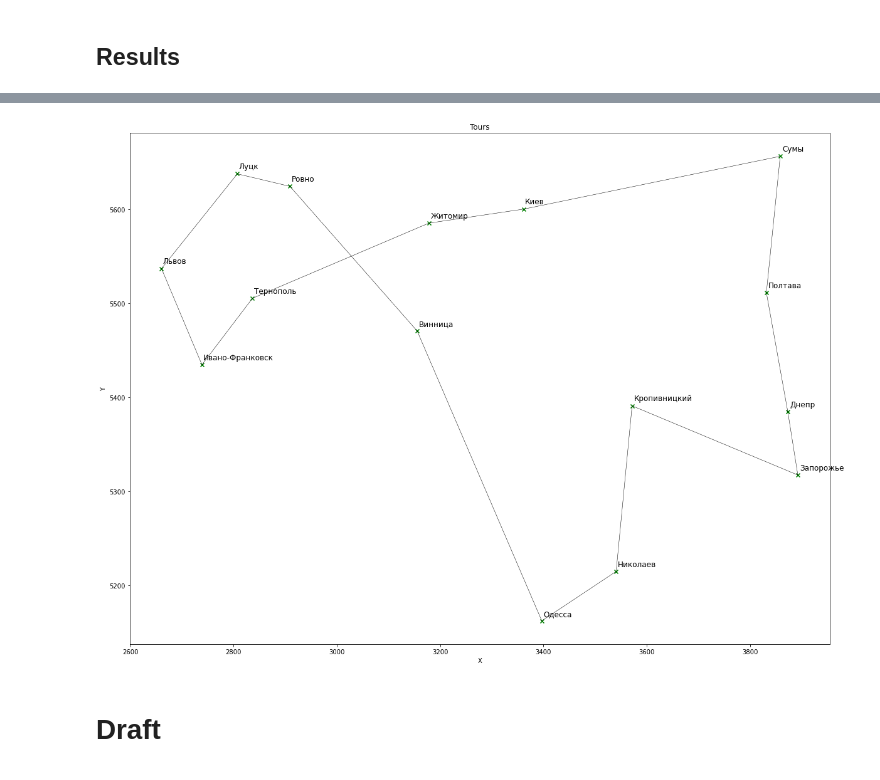
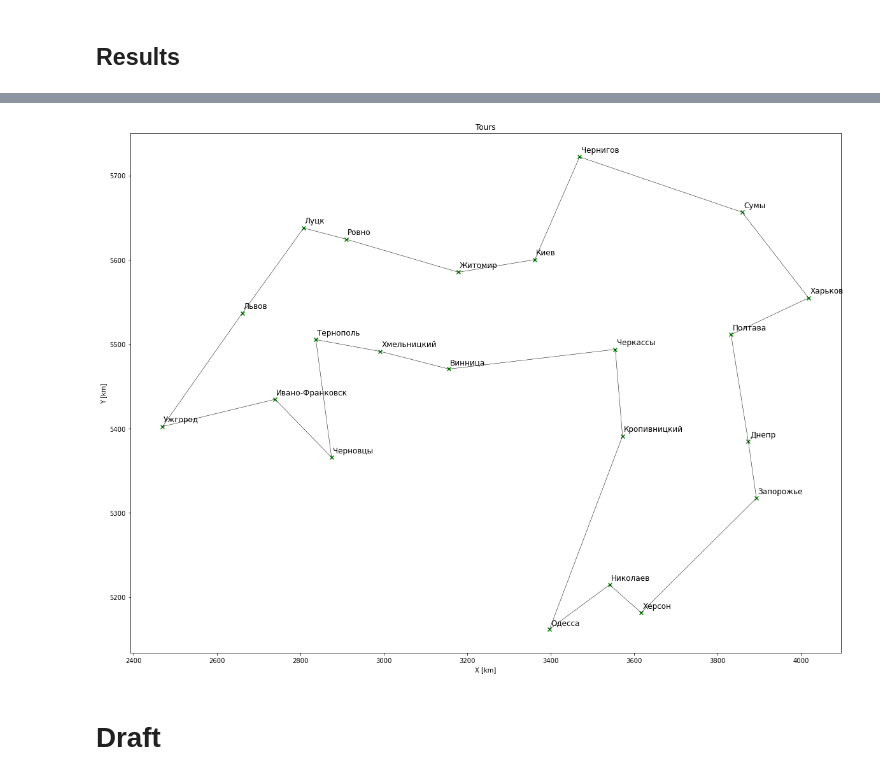
Before and after one commit to ysereda/Traveling_Salesman, a Jupyter notebook: Traveling_Salesman.ipynb, the cells around one changed output, grey strips where cells are left out. Saved outputs shown, nothing was run; the diff lists cells and outputs as text; code cells hidden in the pictures.

Commit message:
22 regional centers Ukraine

```diff
--- a/Traveling_Salesman.ipynb
+++ b/Traveling_Salesman.ipynb
@@ -1,13 +1,11 @@
 # %%
 # City names alphabetically
-cityNames = ['Винница','Днепр','Житомир','Запорожье','Ивано-Франковск','Киев','Кропивницкий','Луцк','Львов','Николаев','Одесса','Полтава','Ровно','Сумы','Тернополь']
-#,'Ужгород','Харьков','Херсон','Хмельницкий','Черкассы','Чернигов','Черновцы'
-# 'Донецк','Луганск','Севастополь','Симферополь',
+cityNames = ['Винница','Днепр','Житомир','Запорожье','Ивано-Франковск','Киев','Кропивницкий','Луцк','Львов','Николаев','Одесса','Полтава','Ровно','Сумы','Тернополь','Ужгород','Харьков','Херсон','Хмельницкий','Черкассы','Чернигов','Черновцы']
+import numpy as np
 # Geographical coordinates in degrees
-import numpy as np
-latitude = np.array([49.2347128, 48.4622135, 50.2678654, 47.8561438, 48.9117518, 50.401699, 48.5187443, 50.73977, 49.8326679, 46.9329791,46.4598865,49.6021346,50.6199879,50.9077873,49.5483334])
-longitude = np.array([28.3995942, 34.8602731, 28.6036778, 35.0352701, 24.6470892, 30.2525101, 32.1456232, 25.2639651, 23.9421958, 31.8679134, 30.5717031,34.4871983,26.1815768,34.7280598,25.5276293])
-
+latitude = np.array([49.2347128, 48.4622135, 50.2678654, 47.8561438, 48.9117518, 50.401699, 48.5187443, 50.73977, 49.8326679, 46.9329791,46.4598865,49.6021346,50.6199879,50.9077873,49.5483334,48.6208922,49.9934789,46.6353956,49.4229619,49.4444119,51.4981791,48.2920574])
+longitude = np.array([28.3995942, 34.8602731, 28.6036778, 35.0352701, 24.6470892, 30.2525101, 32.1456232, 25.2639651, 23.9421958, 31.8679134, 30.5717031,34.4871983,26.1815768,34.7280598,25.5276293,22.2178427,36.1603433,32.5468272,26.9170934,31.9897273,31.2193102,25.8657969])
+# https://distancecalculator.globefeed.com/Ukraine_Distance_Calculator.asp
 import math
 N = len(cityNames); print("Number of cities: ",N)
 print("Possible ways: ",math.factorial(N-1))
@@ -160,35 +170,35 @@ import pandas as pd
 # convert to radians
 Pi = np.pi
 #latitude = Pi/180*latitude
 #longitude = Pi/180*longitude
 # https://en.wikipedia.org/wiki/Spherical_coordinate_system
 theta = longitude # polar angle
 phi = latitude-Pi/2 # azimuthal angle
 R = 40000/(2*Pi) # radius of Earth
 import math
 #X = R*np.sin(theta)*np.cos(phi) # x-coordinates in km
 #Y = R*np.sin(theta)*np.sin(phi) # y-coordinates in km
 #Z = R*np.cos(theta) # z-coordinates in km
 X = 40000/360*longitude
 Y = 40000/360*latitude
 
 #,'Николаев','Одесса','Полтава','Ровно','Севастополь','Симферополь','Сумы','Тернополь','Ужгород','Харьков','Херсон','Хмельницкий','Черкассы','Чернигов','Черновцы'
 # 'Донецк','Луганск',
 
 def plot_tours(cityNames, r):
     tours = [[r[i], r[i+1]] for i in range(N)]
     plt.figure(1, figsize=(20,15))
     for s, tour in enumerate(tours):
         plt.plot([ X[tour[0]], X[tour[1]] ], [ Y[tour[0]], Y[tour[1]] ], color = "black", linewidth=0.5) # line
         plt.scatter(X[tour[1]], Y[tour[1]], marker = 'x', color = 'g', label = cityNames[tour[1]]) # dot
         plt.text(X[tour[1]]*1.001, Y[tour[1]]*1.001, cityNames[tour[1]], fontsize=12)
     #plt.scatter(0,0, marker = "o", color = 'b', label = "factory")
-    plt.xlabel("X"), plt.ylabel("Y"), plt.title("Tours") #, plt.legend(loc = 1)
+    plt.xlabel("X [km]"), plt.ylabel("Y [km]"), plt.title("Tours") #, plt.legend(loc = 1)
     plt.show()
 
 plot_tours(cityNames, r)
 # %% [output]
-[figure, old version]
+[figure, new version]
 # %% [markdown]
 # Draft
 # %%
```
Also changed, not shown: parts of 5 cells of this notebook, 1 other file.
